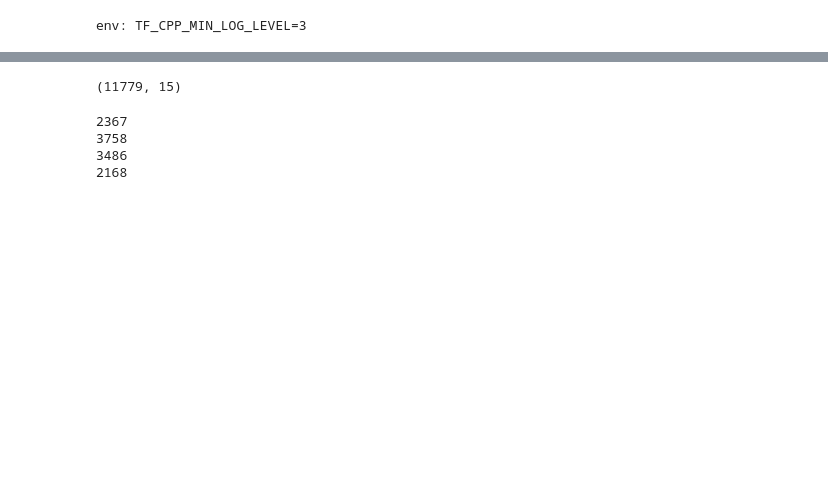
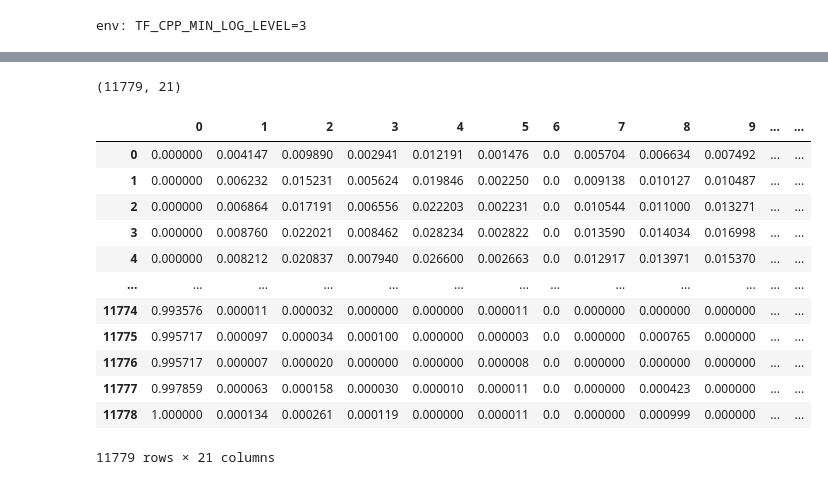
Before and after one commit to Untick/Usedesk, a Jupyter notebook: Lapkov Anatoly/a_lapkov_usedesk_ru.ipynb, the cells around one changed output, grey strips where cells are left out. Cells and saved outputs as stored; diff of their text form; code cells hidden in the pictures; blank space fills up the shorter version.

```diff
--- a/Lapkov Anatoly/a_lapkov_usedesk_ru.ipynb
+++ b/Lapkov Anatoly/a_lapkov_usedesk_ru.ipynb
@@ -100,26 +96,31 @@ display(corr_data.head(20))
 # %%
 scalers = {}
-x_data_scaled = pd.DataFrame(columns = corr_cols)
 hs = []
 for col in corr_cols:
     a = file_2_data[col].to_numpy().reshape(-1, 1)
     scalers[col] = MinMaxScaler()
     scalers[col].fit(a)
     hs.append(scalers[col].transform(a))
-x_data = np.hstack(hs)
+# hs.append(file_2_data['рейтинг'].to_numpy().reshape(-1, 1))
+x_data_scaled = pd.DataFrame(np.hstack(hs))
 
-x_data.shape
+display(x_data_scaled.shape)
+display(x_data_scaled)
 # %% [output]
-(11779, 15)
+(11779, 21)
+|  | 0 | 1 | 2 | 3 | 4 | 5 | 6 | 7 | 8 | 9 | ... | ... |
+| 0 | 0.000000 | 0.004147 | 0.009890 | 0.002941 | 0.012191 | 0.001476 | 0.0 | 0.005704 | 0.006634 | 0.007492 | ... | ... |
+| 1 | 0.000000 | 0.006232 | 0.015231 | 0.005624 | 0.019846 | 0.002250 | 0.0 | 0.009138 | 0.010127 | 0.010487 | ... | ... |
+| 2 | 0.000000 | 0.006864 | 0.017191 | 0.006556 | 0.022203 | 0.002231 | 0.0 | 0.010544 | 0.011000 | 0.013271 | ... | ... |
+| 3 | 0.000000 | 0.008760 | 0.022021 | 0.008462 | 0.028234 | 0.002822 | 0.0 | 0.013590 | 0.014034 | 0.016998 | ... | ... |
+| 4 | 0.000000 | 0.008212 | 0.020837 | 0.007940 | 0.026600 | 0.002663 | 0.0 | 0.012917 | 0.013971 | 0.015370 | ... | ... |
+| ... | ... | ... | ... | ... | ... | ... | ... | ... | ... | ... | ... | ... |
+| 11774 | 0.993576 | 0.000011 | 0.000032 | 0.000000 | 0.000000 | 0.000011 | 0.0 | 0.000000 | 0.000000 | 0.000000 | ... | ... |
+| 11775 | 0.995717 | 0.000097 | 0.000034 | 0.000100 | 0.000000 | 0.000003 | 0.0 | 0.000000 | 0.000765 | 0.000000 | ... | ... |
+| 11776 | 0.995717 | 0.000007 | 0.000020 | 0.000000 | 0.000000 | 0.000008 | 0.0 | 0.000000 | 0.000000 | 0.000000 | ... | ... |
+| 11777 | 0.997859 | 0.000063 | 0.000158 | 0.000030 | 0.000010 | 0.000011 | 0.0 | 0.000000 | 0.000423 | 0.000000 | ... | ... |
+| 11778 | 1.000000 | 0.000134 | 0.000261 | 0.000119 | 0.000000 | 0.000011 | 0.0 | 0.000000 | 0.000999 | 0.000000 | ... | ... |
+11779 rows × 21 columns
-# %%
-df = pd.DataFrame(x_data)
-for i in range(4):
-    print(len(df[file_2_data['рейтинг'] == i]))
-# %% [output]
-2367
-3758
-3486
-2168
 # %%
 CLASSES_CNT = len(file_2_data['рейтинг'].unique())
 y_data = utils.to_categorical(file_2_data['рейтинг'], CLASSES_CNT)
```
Also changed, not shown: parts of 10 cells of this notebook.
